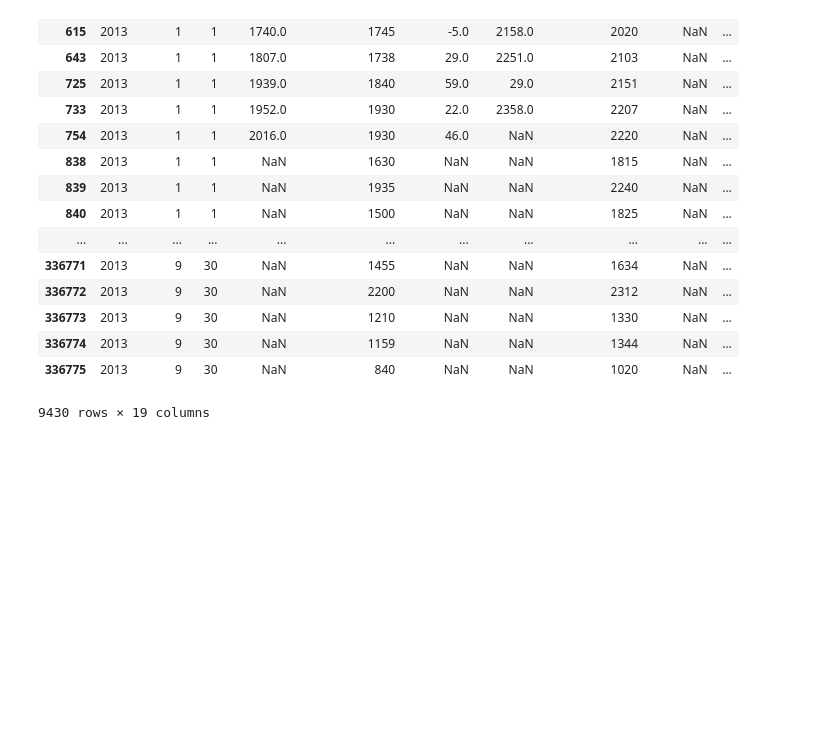
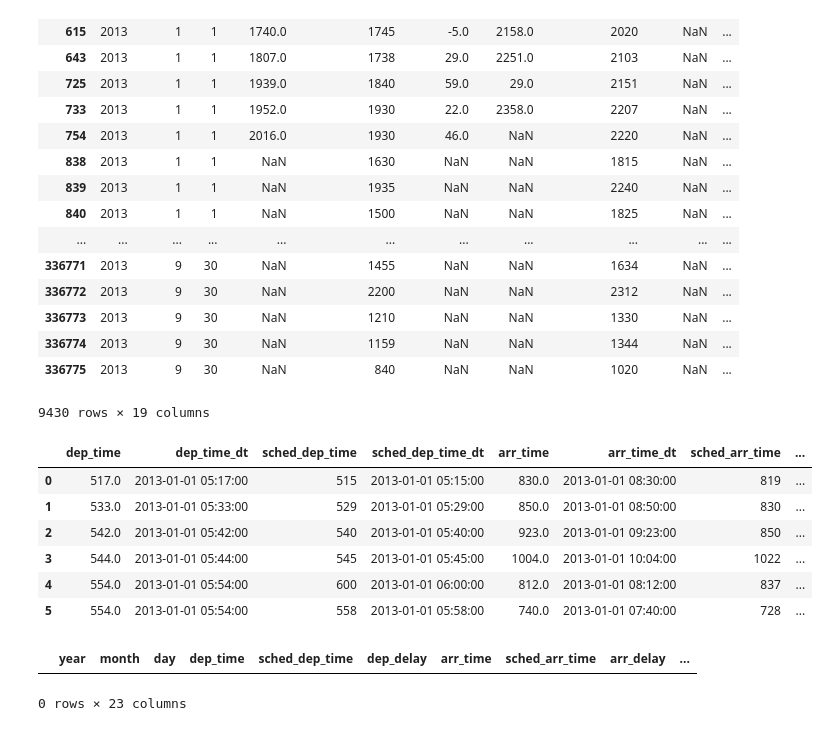
Before and after one commit to varun-jois/exploratory-data-analysis, a Jupyter notebook: nyc_flights_2013.ipynb, the cells around one changed output. Cells and saved outputs as stored; diff of their text form; code cells hidden in the pictures; blank space fills up the shorter version.

Commit message:
Added function for converting time columns into dates.

```diff
--- a/nyc_flights_2013.ipynb
+++ b/nyc_flights_2013.ipynb
@@ -120,3 +121,45 @@ df[mask]
 | 336774 | 2013 | 9 | 30 | NaN | 1159 | NaN | NaN | 1344 | NaN | ... |
 | 336775 | 2013 | 9 | 30 | NaN | 840 | NaN | NaN | 1020 | NaN | ... |
 9430 rows × 19 columns
+# %%
+# Function for creating datetime columns from time columns
+def convert_to_dt(row):
+    date = '%s%s%s' % (str(row['year']), '%02d' % row['month'], '%02d' % row['day'])
+    dep_time_dt = '%04d' % row['dep_time'] if row['dep_time'] < 2400 else '0000'
+    sched_dep_time_dt = '%04d' % row['sched_dep_time'] if row['sched_dep_time'] < 2400 else '0000'
+    arr_time_dt = '%04d' % row['arr_time'] if row['arr_time'] < 2400 else '0000'
+    sched_arr_time_dt = '%04d' % row['sched_arr_time'] if row['sched_arr_time'] < 2400 else '0000'
+
+    dep_time_dt = datetime.datetime.strptime(date + dep_time_dt, '%Y%m%d%H%M')
+    sched_dep_time_dt = datetime.datetime.strptime(date + sched_dep_time_dt, '%Y%m%d%H%M')
+    arr_time_dt = datetime.datetime.strptime(date + arr_time_dt, '%Y%m%d%H%M')
+    sched_arr_time_dt = datetime.datetime.strptime(date + sched_arr_time_dt, '%Y%m%d%H%M')
+
+    # Adjustment for the overnight flights
+    if dep_time_dt > arr_time_dt:
+        arr_time_dt += datetime.timedelta(days=1)
+    if sched_dep_time_dt > sched_arr_time_dt:
+        sched_arr_time_dt += datetime.timedelta(days=1)
+    return pd.Series([dep_time_dt, sched_dep_time_dt, arr_time_dt, sched_arr_time_dt])
+# %%
+df[['dep_time_dt', 'sched_dep_time_dt', 'arr_time_dt', 'sched_arr_time_dt']] = df.apply(convert_to_dt, axis=1)
+# %%
+# Visual check of the result
+df.loc[0:5, ['dep_time', 'dep_time_dt',
+                   'sched_dep_time', 'sched_dep_time_dt',
+                   'arr_time', 'arr_time_dt',
+                   'sched_arr_time', 'sched_arr_time_dt']]
+# %% [output]
+|  | dep_time | dep_time_dt | sched_dep_time | sched_dep_time_dt | arr_time | arr_time_dt | sched_arr_time | ... |
+| 0 | 517.0 | 2013-01-01 05:17:00 | 515 | 2013-01-01 05:15:00 | 830.0 | 2013-01-01 08:30:00 | 819 | ... |
+| 1 | 533.0 | 2013-01-01 05:33:00 | 529 | 2013-01-01 05:29:00 | 850.0 | 2013-01-01 08:50:00 | 830 | ... |
+| 2 | 542.0 | 2013-01-01 05:42:00 | 540 | 2013-01-01 05:40:00 | 923.0 | 2013-01-01 09:23:00 | 850 | ... |
+| 3 | 544.0 | 2013-01-01 05:44:00 | 545 | 2013-01-01 05:45:00 | 1004.0 | 2013-01-01 10:04:00 | 1022 | ... |
+| 4 | 554.0 | 2013-01-01 05:54:00 | 600 | 2013-01-01 06:00:00 | 812.0 | 2013-01-01 08:12:00 | 837 | ... |
+| 5 | 554.0 | 2013-01-01 05:54:00 | 558 | 2013-01-01 05:58:00 | 740.0 | 2013-01-01 07:40:00 | 728 | ... |
+# %%
+# To make sure that the arrival time > departure time
+df.query('dep_time_dt > arr_time_dt')
+# %% [output]
+|  | year | month | day | dep_time | sched_dep_time | dep_delay | arr_time | sched_arr_time | arr_delay | ... |
+0 rows × 23 columns
```
Also changed, not shown: parts of 7 cells of this notebook.
